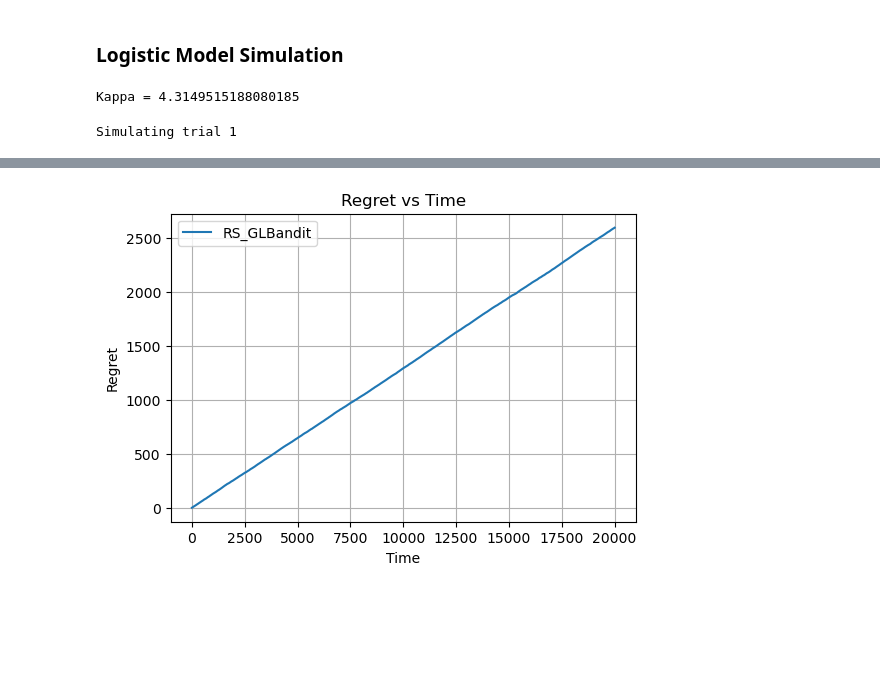
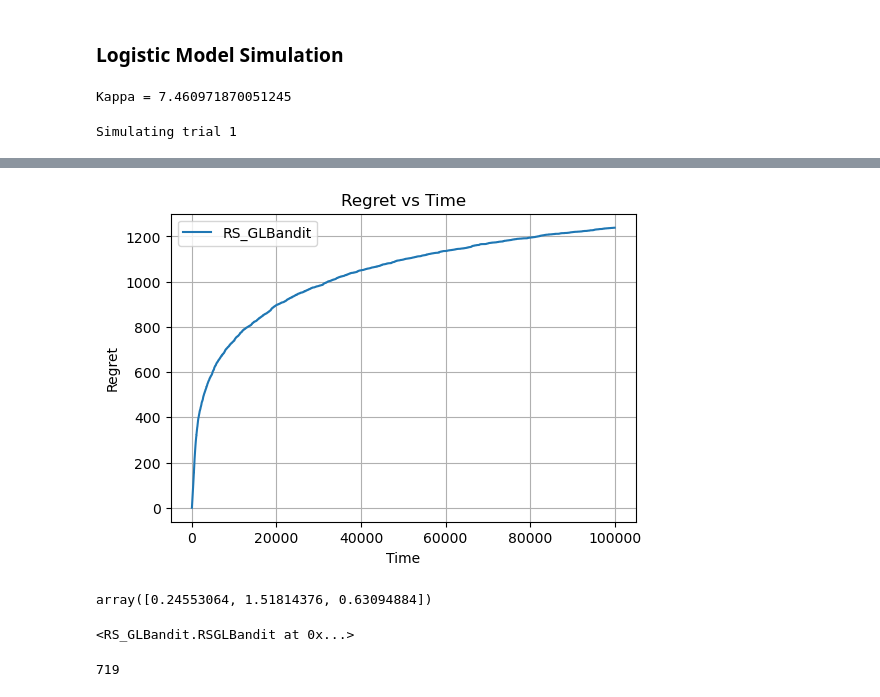
Before and after one commit to nirjhar-das/GLBandit_Limited_Adaptivity, a Jupyter notebook: simulations.ipynb, the cells around one changed output, grey strips where cells are left out. Saved outputs shown, nothing was run; the diff lists cells and outputs as text; code cells hidden in the pictures; blank space fills up the shorter version.

Commit message:
sub linear regret

```diff
--- a/simulations.ipynb
+++ b/simulations.ipynb
@@ -34,18 +34,15 @@ Running trial 5
 # %% [markdown]
 ### Logistic Model Simulation
 # %%
-def simulate(num_trials, env, algo_dict):
+def simulate(num_trials, env, algo_dict, delta):
     algo_arr = []
     regret_dict = {k: np.zeros((env.T,)) for k in algo_dict.keys()}
     for n in range(num_trials):
         print('Simulating trial', n+1)
         for k in algo_dict.keys():
             if k == 'RS_GLBandit':
-                lmbda = algo_dict[k]['lmbda']
-                C = algo_dict[k]['C']
-                wc = algo_dict[k]['wc']
-                gm = algo_dict[k]['gm']
-                algo = RSGLBandit(env.get_first_action_set(), lmbda, C, wc, gm, env.kappa, env.R, env.S, env.model)
+                algo = RSGLBandit(env.get_first_action_set(), env.kappa, env.R, env.S, env.model, env.T, delta)
+                # algo = RSGLBandit(env.get_first_action_set(), lmbda, C, wc, gm, env.kappa, env.R, env.S, env.model)
             algo_arr.append(algo)
 
         for t in tqdm(range(env.T)):
@@ -54,7 +51,12 @@ def simulate(num_trials, env, algo_dict):
                 act_arr.append(algo.play_arm())
             rewards, regrets, next_arm_set = env.step(act_arr)
 
+
             for j, algo in enumerate(algo_arr):
+                # if(algo.warmup_flag):
+                #     print(f"Round {t} : Theta_w =",  algo.theta_hat_w)
+                # elif(t%50 == 1):
+                #     print(f"Round {t} : Theta_tau= ", algo.theta_hat_tau)
                 algo.update(rewards[j], regrets[j], next_arm_set)
 
         for algo in algo_arr:
@@ -65,7 +67,7 @@ def simulate(num_trials, env, algo_dict):
     for k in regret_dict.keys():
         regret_dict[k] /= num_trials
 
-    return regret_dict
+    return regret_dict,algo_arr
 # %%
 def plot_regret(rg_dict, T):
     fig, ax = plt.subplots(1, 1, figsize=(6, 4))
@@ -84,17 +86,17 @@ config['seed'] = 109832
 config['model'] = 'Logistic'
 config['theta_dim'] = 3
 config['num_arms'] = 5
-config['theta_norm'] = 1.0
-config['horizon_length'] = 20000
+config['theta_norm'] = 3.0
+config['horizon_length'] = 100000
 
 env = GLMBandit(config=config)
 print('Kappa =', env.kappa)
 # %% [output]
-Kappa = 4.3149515188080185
+Kappa = 7.460971870051245
 # %%
 algo_dict = {'RS_GLBandit': {'lmbda': 0.001, 'wc': 0.000001, 'C': 0.0, 'gm': 0.001}}
 # %%
-regret_dict = simulate(1, env, algo_dict)
+regret_dict,algo_arr = simulate(1, env, algo_dict, 0.01)
 plot_regret(regret_dict, env.T)
 # %% [output]
 Simulating trial 1
@@ -102 +103,13 @@ Warning: Desired error not necessarily achieved due to precision loss.
-[figure, old version]
+[figure, new version]
+# %%
+env.theta
+# %% [output]
+array([0.24553064, 1.51814376, 0.63094884])
+# %%
+algo_arr[0]
+# %% [output]
+<RS_GLBandit.RSGLBandit at 0x...>
+# %%
+len(algo_arr[0].warm_up_X)
+# %% [output]
+719
```
Also changed, not shown: parts of 1 cell of this notebook, 2 other files.
